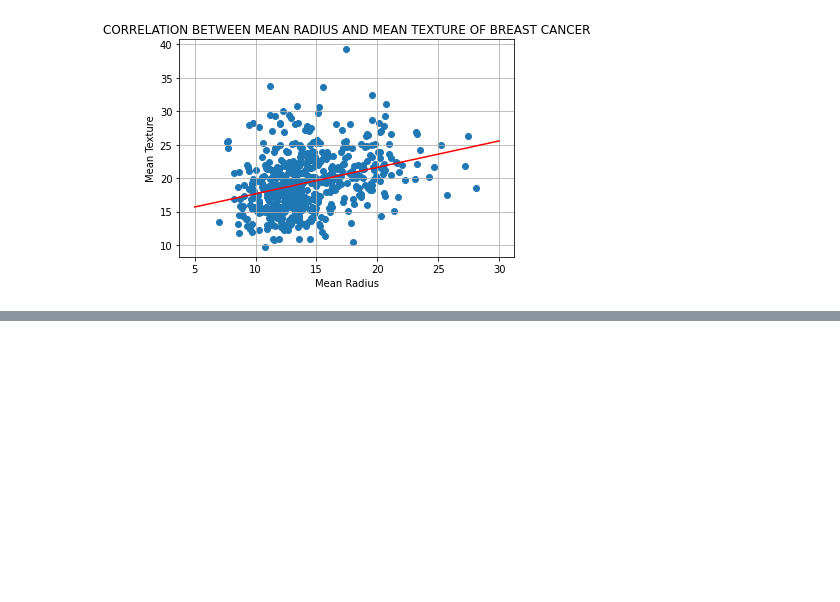
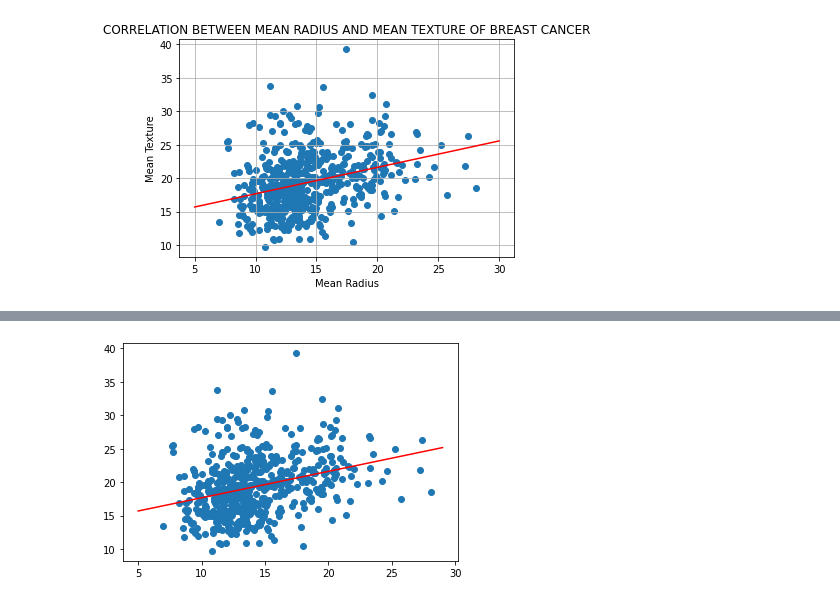
Before and after one commit to eaglehkim/python, a Jupyter notebook: prac2_ipynb의_사본.ipynb, the cells around one changed output, grey strips where cells are left out. Saved outputs shown, nothing was run; the diff lists cells and outputs as text; code cells hidden in the pictures; blank space fills up the shorter version.

```diff
--- a/prac2_ipynb의_사본.ipynb
+++ b/prac2_ipynb의_사본.ipynb
@@ -724,0 +806,8 @@ plt.show()
+# %%
+plt.scatter(bc_mean_radius, bc_mean_texture)
+x = np.arange(5,30)
+y = reg[0]*x + reg[1]
+plt.plot(x,y,'r')
+plt.show()
+# %% [output]
+[figure, added]
```
Also changed, not shown: parts of 13 cells of this notebook.
